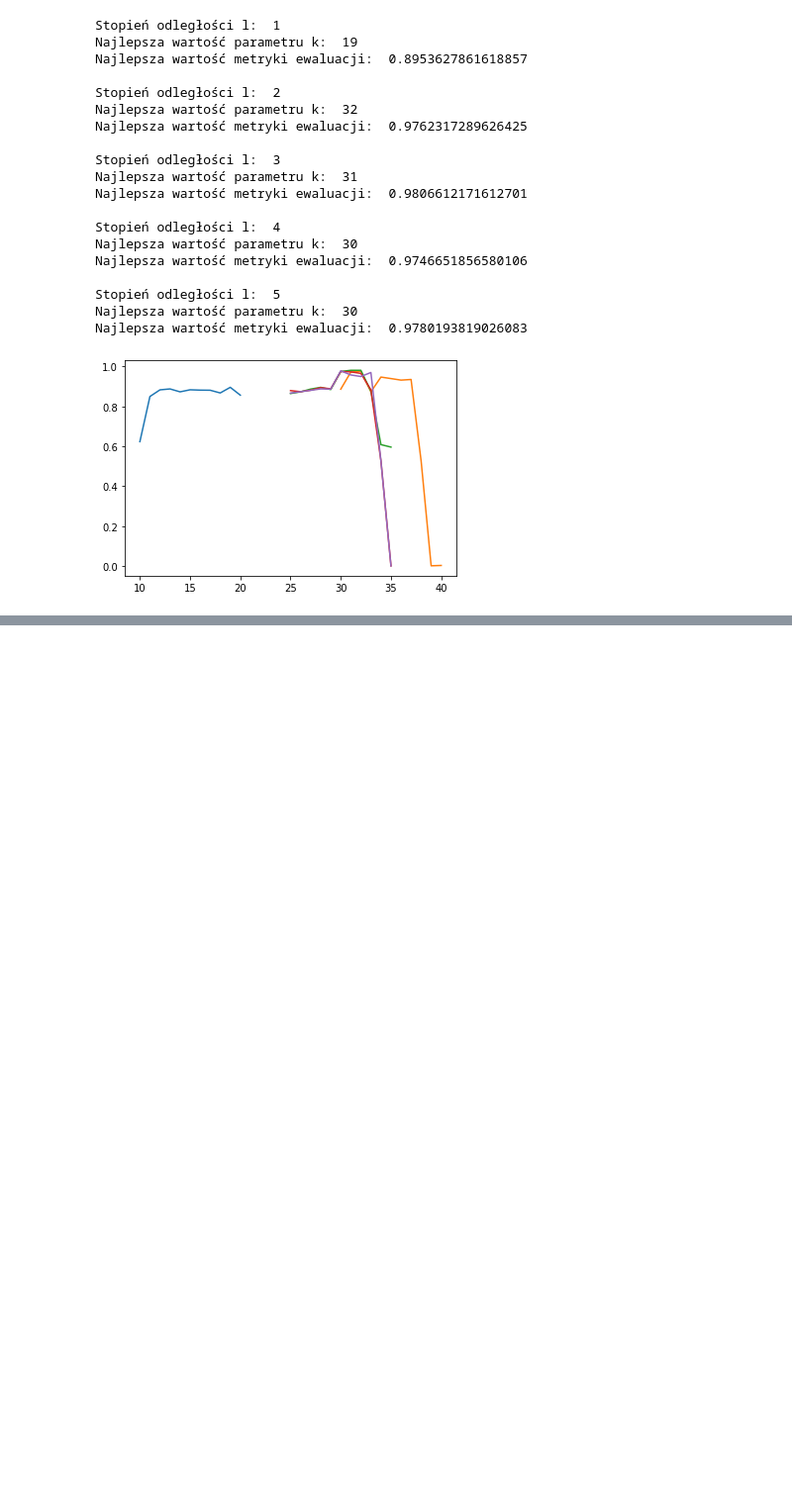
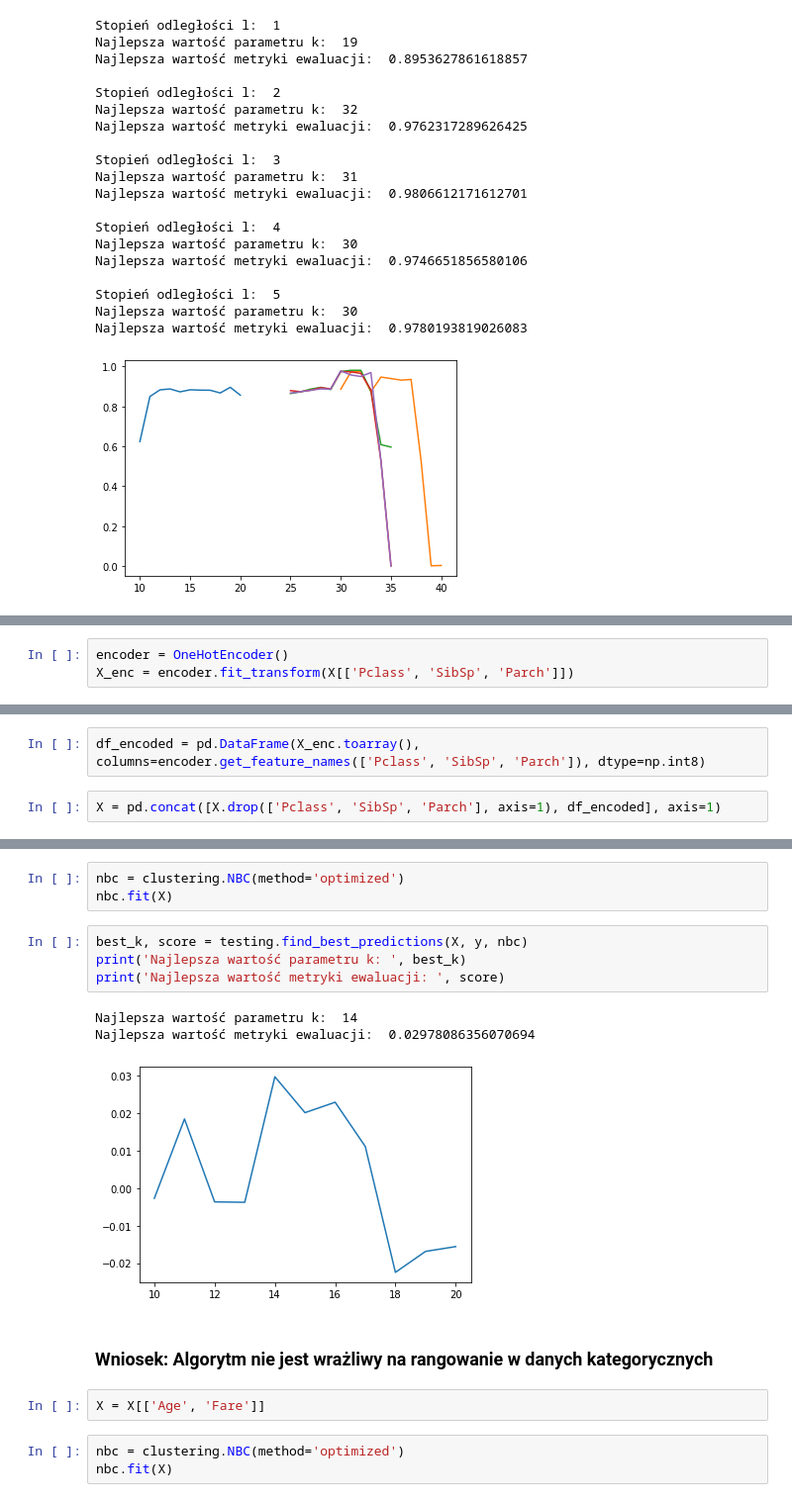
Before and after one commit to JakubSzczepanowski/NBC, a Jupyter notebook: main.ipynb, the cells around one changed output, grey strips where cells are left out. Shown at 99% size. Saved outputs shown, nothing was run; the diff lists cells and outputs as text; blank space fills up the shorter version.

```diff
--- a/main.ipynb
+++ b/main.ipynb
@@ -142,0 +309,3 @@ Najlepsza wartość metryki ewaluacji:  0.9780193819026083
+# %%
+encoder = OneHotEncoder()
+X_enc = encoder.fit_transform(X[['Pclass', 'SibSp', 'Parch']])
@@ -142,0 +324,4 @@ Najlepsza wartość metryki ewaluacji:  0.9780193819026083
+# %%
+df_encoded = pd.DataFrame(X_enc.toarray(), columns=encoder.get_feature_names(['Pclass', 'SibSp', 'Parch']), dtype=np.int8)
+# %%
+X = pd.concat([X.drop(['Pclass', 'SibSp', 'Parch'], axis=1), df_encoded], axis=1)
@@ -142,0 +344,18 @@ Najlepsza wartość metryki ewaluacji:  0.9780193819026083
+# %%
+nbc = clustering.NBC(method='optimized')
+nbc.fit(X)
+# %%
+best_k, score = testing.find_best_predictions(X, y, nbc)
+print('Najlepsza wartość parametru k: ', best_k)
+print('Najlepsza wartość metryki ewaluacji: ', score)
+# %% [output]
+Najlepsza wartość parametru k:  14
+Najlepsza wartość metryki ewaluacji:  0.02978086356070694
+[figure, added]
+# %% [markdown]
+### Wniosek: Algorytm nie jest wrażliwy na rangowanie w danych kategorycznych
+# %%
+X = X[['Age', 'Fare']]
+# %%
+nbc = clustering.NBC(method='optimized')
+nbc.fit(X)
```
Also changed, not shown: parts of 40 cells of this notebook, 3 other files.
